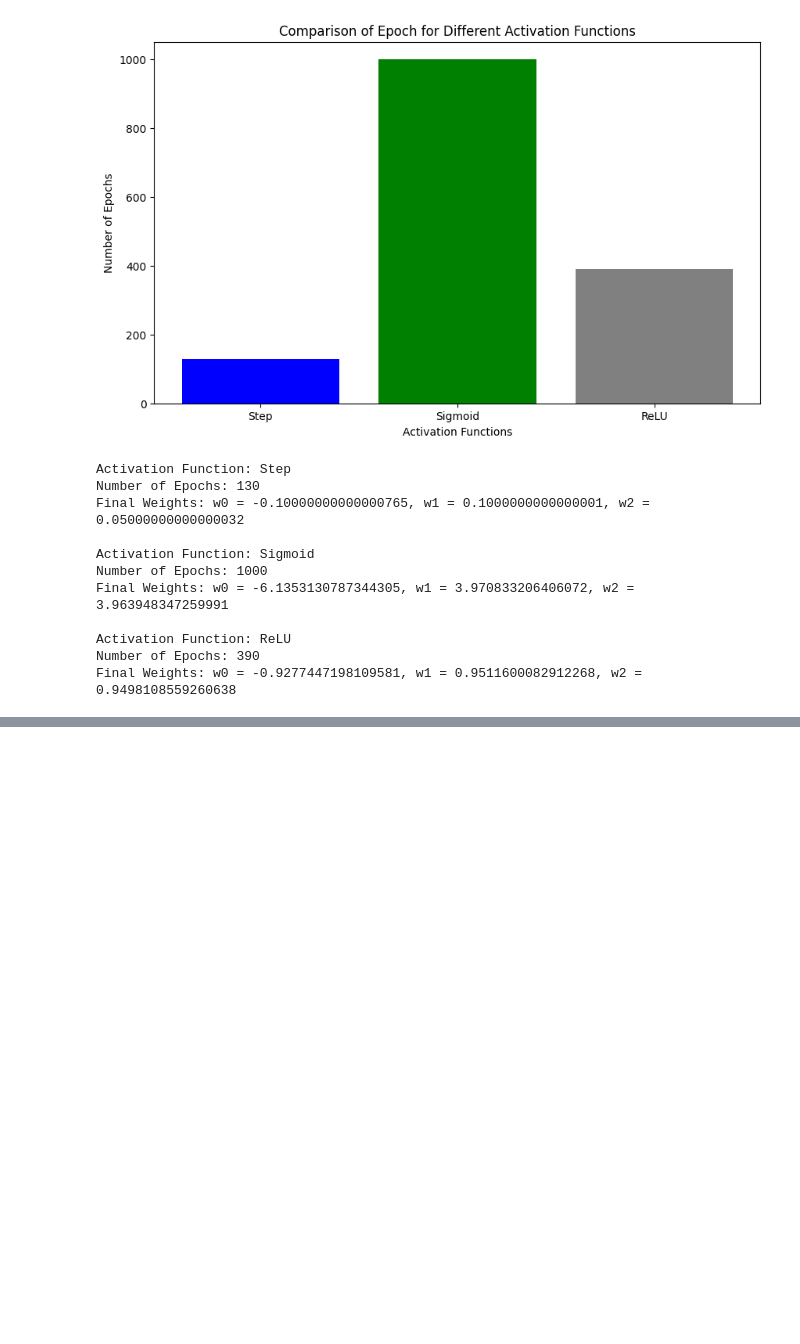
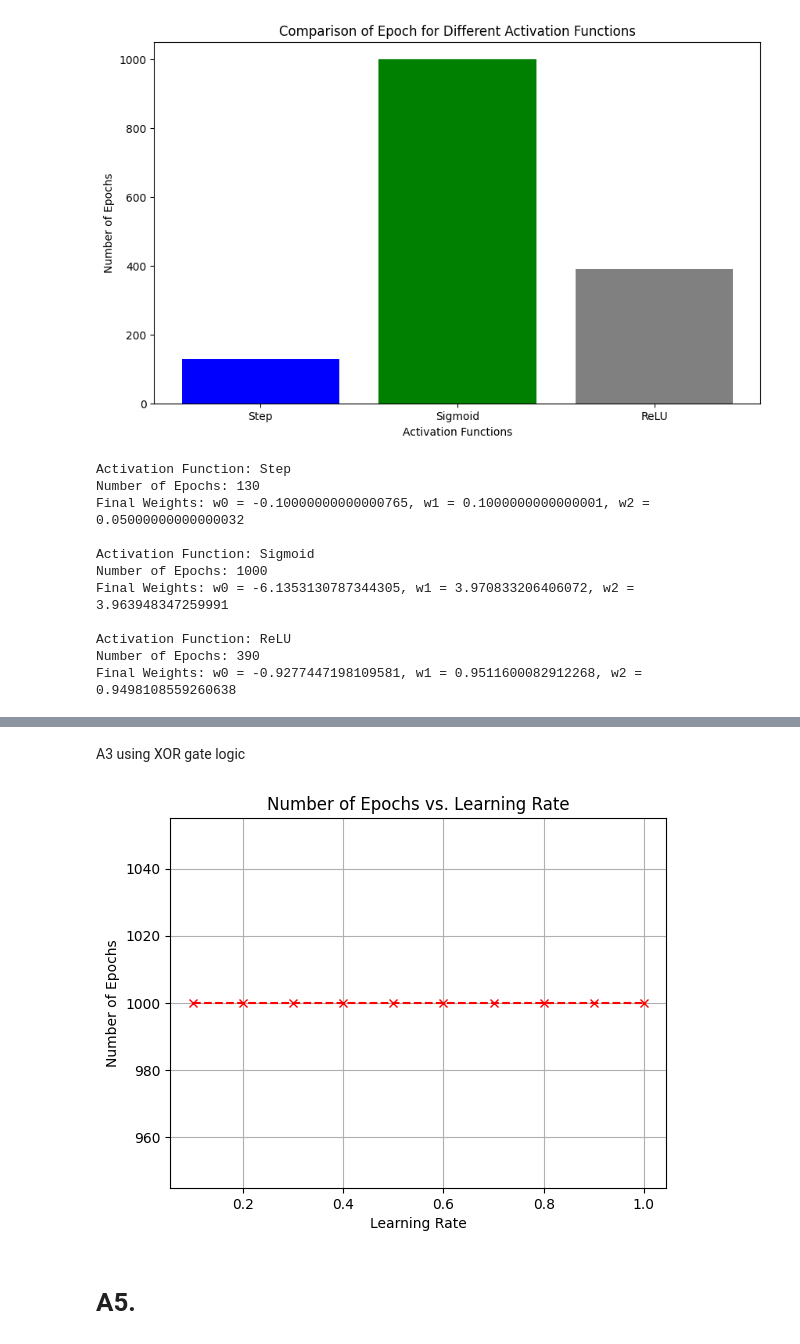
Before and after one commit to Ram465/ML, a Jupyter notebook: Lab5_ML.ipynb, the cells around one changed output, grey strips where cells are left out. Drawn from its saved outputs; the diff is of its cells as text; code cells hidden in the pictures; blank space fills up the shorter version.

```diff
--- a/Lab5_ML.ipynb
+++ b/Lab5_ML.ipynb
@@ -151,0 +364,66 @@ Final Weights: w0 = -0.9277447198109581, w1 = 0.9511600082912268, w2 = 0.9498108
+# %% [markdown]
+A3 using XOR gate logic
+# %%
+def step_activation(x):
+    return 1 if x >= 0 else 0
+
+def train_perceptron(initial_weights, learningRate=0.05, activation_func=step_activation, convergence_error=0.002, max_epochs=1000):
+    W0, W1, W2 = initial_weights
+
+    def perceptron_output(x1, x2):
+        return W0 + W1 * x1 + W2 * x2
+
+    #and gate logic
+    training_data = [
+        (0, 0, 0),
+        (0, 1, 1),
+        (1, 0, 1),
+        (1, 1, 0)
+    ]
+
+    epochs = 0
+    errors = []
+
+    while True:
+        epoch_error = 0
+        for x1, x2, target in training_data:
+            output = perceptron_output(x1, x2)
+            error = target - activation_func(output)
+            epoch_error = epoch_error + error ** 2
+            W0 = W0 + learningRate * error
+            W1 = W1 + learningRate * error * x1
+            W2 = W2 + learningRate * error * x2
+
+        errors.append(epoch_error)
+        epochs += 1
+
+        if epoch_error <= convergence_error or epochs >= max_epochs:
+            break
+
+    return epochs, [W0, W1, W2], errors
+
+# Initial weights
+initial_weights = [10, 0.2, -0.75]
+
+# List of learning rates to test
+learning_rates = [0.1, 0.2, 0.3, 0.4, 0.5, 0.6, 0.7, 0.8, 0.9, 1]
+
+# List to store the number of epochs for each learning rate
+num_epochs_list = []
+
+# Train the perceptron with varying learning rates
+for learning_rate in learning_rates:
+    num_epochs, final_weights, errors = train_perceptron(initial_weights, learningRate=learning_rate)
+    num_epochs_list.append(num_epochs)
+
+# Plotting learning rates vs. number of epochs
+plt.plot(learning_rates, num_epochs_list, marker='x', linestyle='--', color='red')
+plt.xlabel('Learning Rate')
+plt.ylabel('Number of Epochs')
+plt.title('Number of Epochs vs. Learning Rate')
+plt.grid(True)
+plt.show()
+# %% [output]
+[figure, added]
+# %% [markdown]
+# A5.
```
Also changed, not shown: parts of 10 cells of this notebook.
